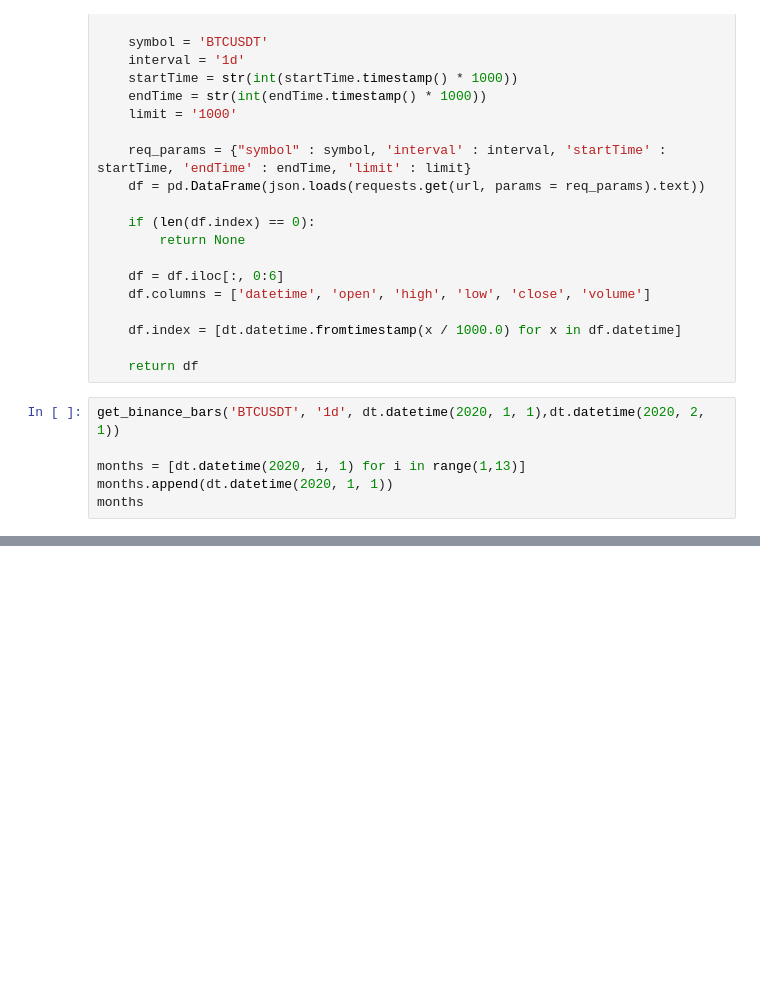
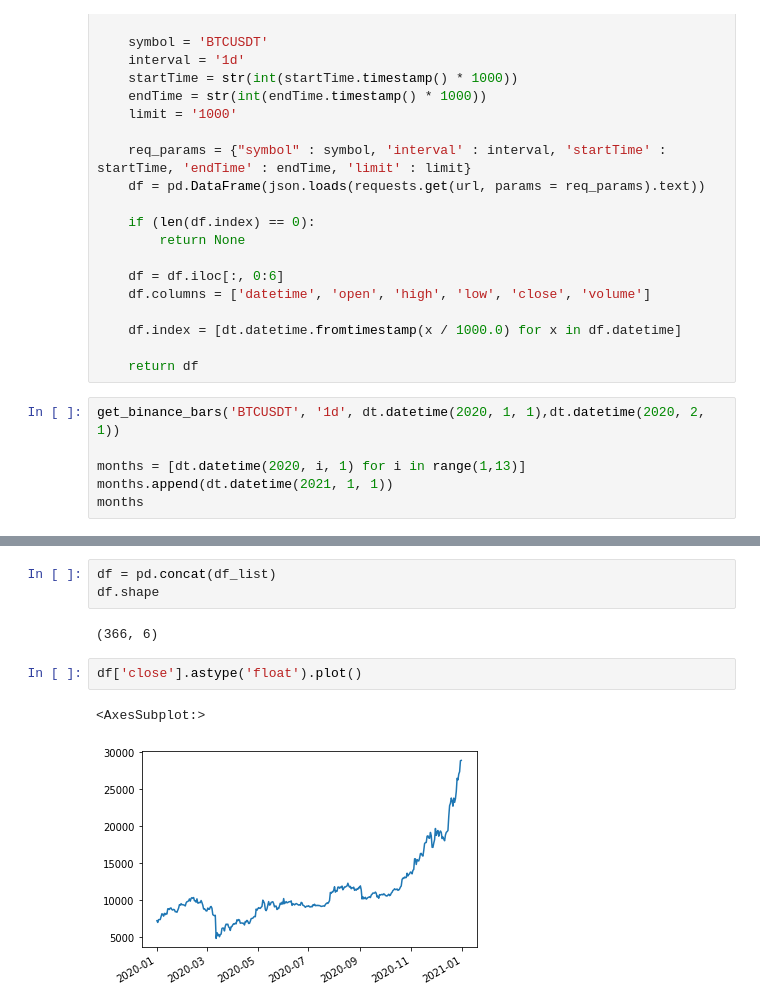
Before and after one commit to tyga009/backtrader, a Jupyter notebook: backtrader.ipynb, the cells around one changed output, grey strips where cells are left out. Drawn from its saved outputs; the diff is of its cells as text; blank space fills up the shorter version.

```diff
--- a/backtrader.ipynb
+++ b/backtrader.ipynb
@@ -32,7 +32,7 @@ def get_binance_bars(symbol, interval, startTime, endTime):
 get_binance_bars('BTCUSDT', '1d', dt.datetime(2020, 1, 1),dt.datetime(2020, 2, 1))
 
 months = [dt.datetime(2020, i, 1) for i in range(1,13)]
-months.append(dt.datetime(2020, 1, 1))
+months.append(dt.datetime(2021, 1, 1))
 months
 # %% [output]
 [datetime.datetime(2020, 1, 1, 0, 0),
@@ -71,0 +72,10 @@ df_list
+# %%
+df = pd.concat(df_list)
+df.shape
+# %% [output]
+(366, 6)
+# %%
+df['close'].astype('float').plot()
+# %% [output]
+<AxesSubplot:>
+[figure, added]
```
Also changed, not shown: parts of 2 cells of this notebook.
